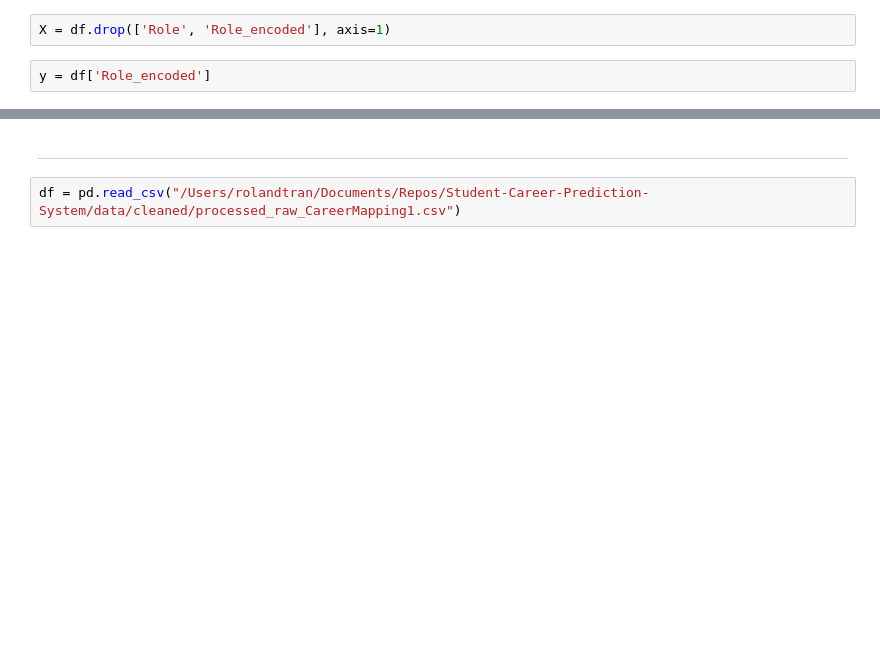
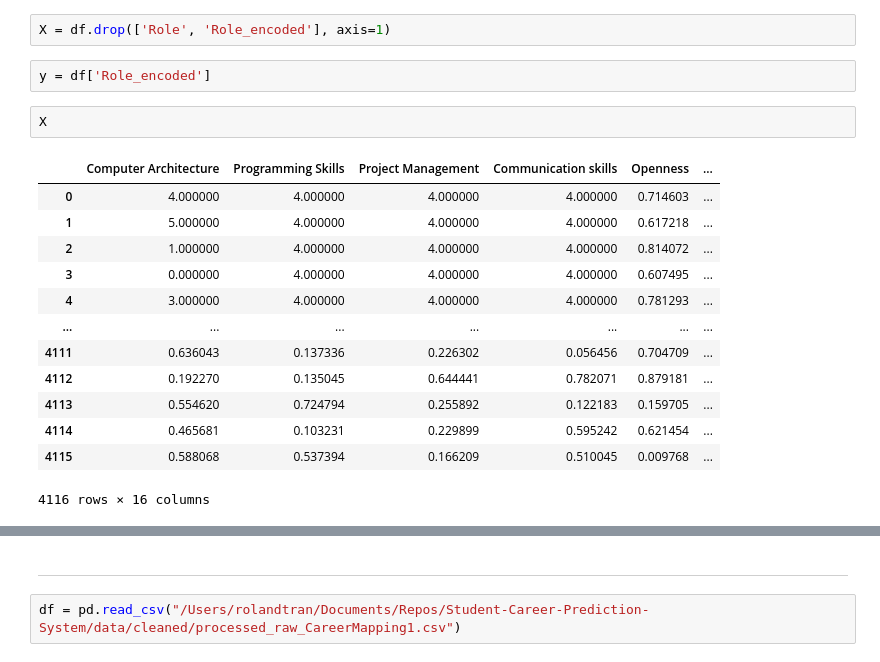
Before and after one commit to dilambestall/Student-Career-Prediction-System, a Jupyter notebook: notebooks/CareerMapping1/KNN.ipynb, the cells around one changed output, grey strips where cells are left out. Saved outputs shown, nothing was run; the diff lists cells and outputs as text; blank space fills up the shorter version.

```diff
--- a/notebooks/CareerMapping1/KNN.ipynb
+++ b/notebooks/CareerMapping1/KNN.ipynb
@@ -15,3 +15,19 @@ df = pd.read_csv("/Users/rolandtran/Documents/Repos/Student-Career-Prediction-Sy
 X = df.drop(['Role', 'Role_encoded'], axis=1)
 # %%
 y = df['Role_encoded']
+# %%
+X
+# %% [output]
+|  | Computer Architecture | Programming Skills | Project Management | Communication skills | Openness | ... |
+| 0 | 4.000000 | 4.000000 | 4.000000 | 4.000000 | 0.714603 | ... |
+| 1 | 5.000000 | 4.000000 | 4.000000 | 4.000000 | 0.617218 | ... |
+| 2 | 1.000000 | 4.000000 | 4.000000 | 4.000000 | 0.814072 | ... |
+| 3 | 0.000000 | 4.000000 | 4.000000 | 4.000000 | 0.607495 | ... |
+| 4 | 3.000000 | 4.000000 | 4.000000 | 4.000000 | 0.781293 | ... |
+| ... | ... | ... | ... | ... | ... | ... |
+| 4111 | 0.636043 | 0.137336 | 0.226302 | 0.056456 | 0.704709 | ... |
+| 4112 | 0.192270 | 0.135045 | 0.644441 | 0.782071 | 0.879181 | ... |
+| 4113 | 0.554620 | 0.724794 | 0.255892 | 0.122183 | 0.159705 | ... |
+| 4114 | 0.465681 | 0.103231 | 0.229899 | 0.595242 | 0.621454 | ... |
+| 4115 | 0.588068 | 0.537394 | 0.166209 | 0.510045 | 0.009768 | ... |
+4116 rows × 16 columns
```
Also changed, not shown: parts of 16 cells of this notebook, 18 other files.
